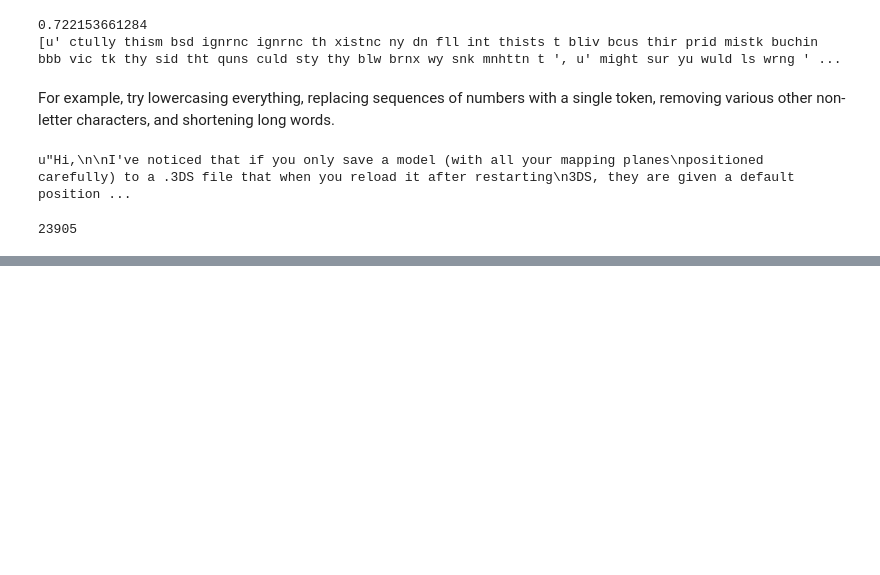
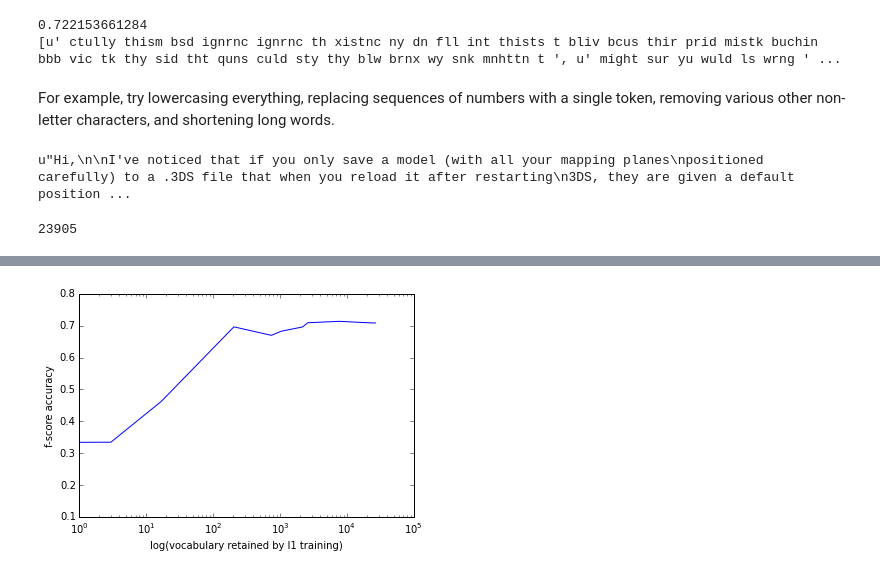
Before and after one commit to jbocharov-mids/W207-Machine-Learning, a Jupyter notebook: assignment2-scratch/Assignment2-scratch1.ipynb, the cells around one changed output, grey strips where cells are left out. Cells and saved outputs as stored; diff of their text form; code cells hidden in the pictures; blank space fills up the shorter version.

```diff
--- a/assignment2-scratch/Assignment2-scratch1.ipynb
+++ b/assignment2-scratch/Assignment2-scratch1.ipynb
@@ -809,0 +938,8 @@ len(vectorizer.get_feature_names())
+# %%
+plt.plot(vocabularies, f_scores)
+plt.xscale('log')
+plt.xlabel('log(vocabulary retained by l1 training)')
+plt.ylabel('f-score accuracy')
+_ = plt.show()
+# %% [output]
+[figure, added]
```
Also changed, not shown: parts of 4 cells of this notebook, 1 other file.
